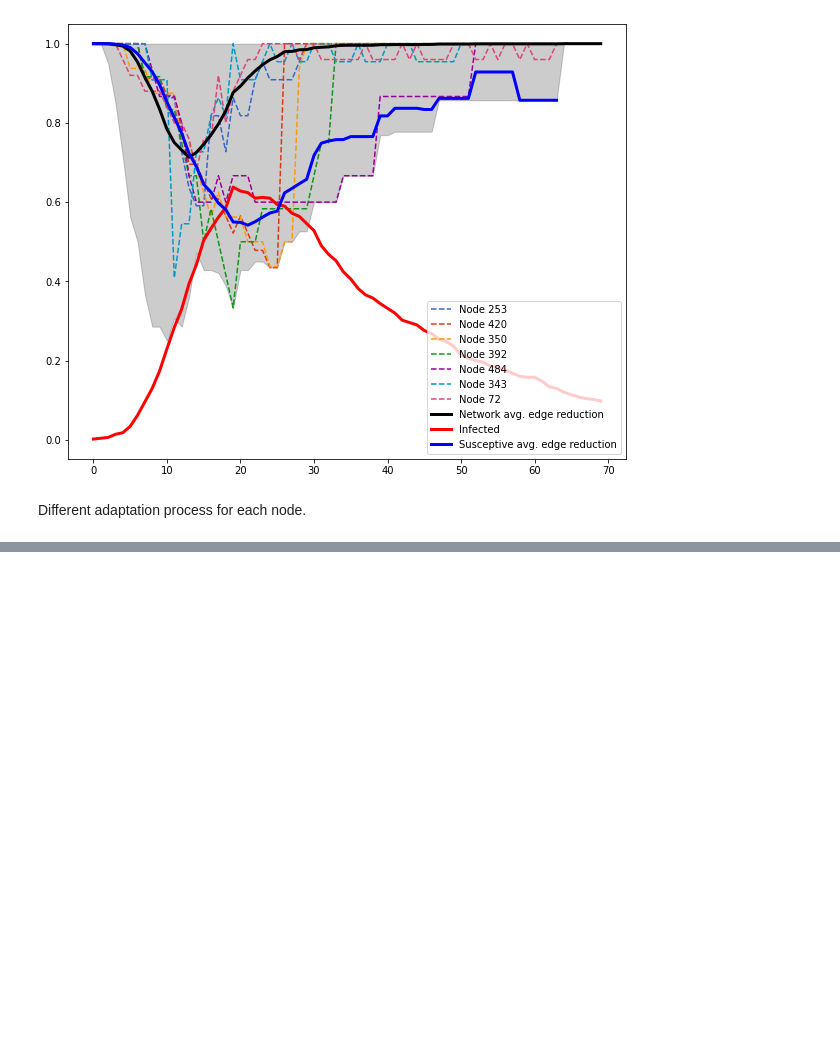
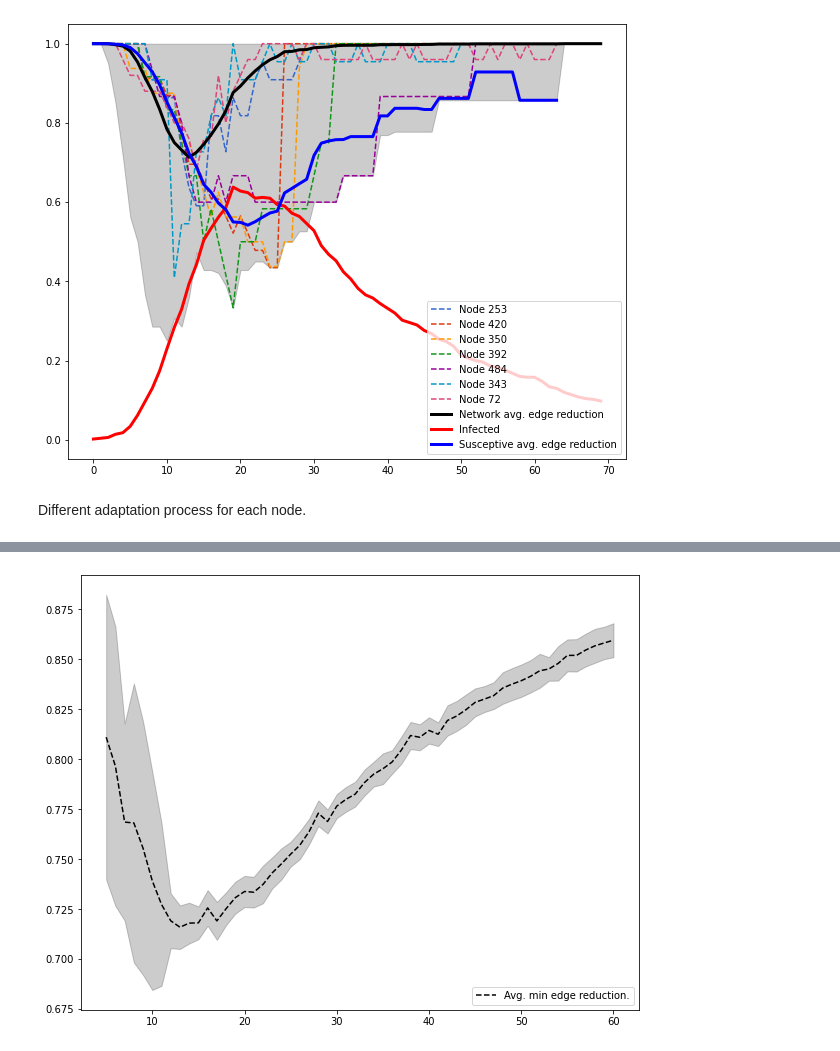
Before and after one commit to JimmyCalvoMonge/AdaptiveNetworks, a Jupyter notebook: network_experiments.ipynb, the cells around one changed output, grey strips where cells are left out. Drawn from its saved outputs; the diff is of its cells as text; code cells hidden in the pictures; blank space fills up the shorter version.

```diff
--- a/network_experiments.ipynb
+++ b/network_experiments.ipynb
@@ -1359,0 +1315,14 @@ df
+# %%
+df_ = pd.read_csv('./Data/bepidist_barabasi_albert_500_min_mean_effort.csv')
+df_['lower_effort'] = df_['mean_effort'] - std_list # df_['std_effort']
+df_['upper_effort'] = df_['mean_effort'] + std_list # df_['std_effort']
+df_['lower_effort'] = df_['lower_effort'].apply(lambda x: max(x, 0))
+df_['upper_effort'] = df_['upper_effort'].apply(lambda x: min(x, 1))
+plt.figure(figsize=(10,8))
+plt.plot(df_['m'], df_['mean_effort'], color = 'k',
+         linestyle='dashed', label='Avg. min edge reduction.')
+plt.fill_between(df_['m'], df_['lower_effort'], df_['upper_effort'], color="k", alpha=0.2)
+plt.legend(loc="lower right")
+plt.show()
+# %% [output]
+[figure, added]
```
Also changed, not shown: parts of 13 cells of this notebook, 2 other files.
